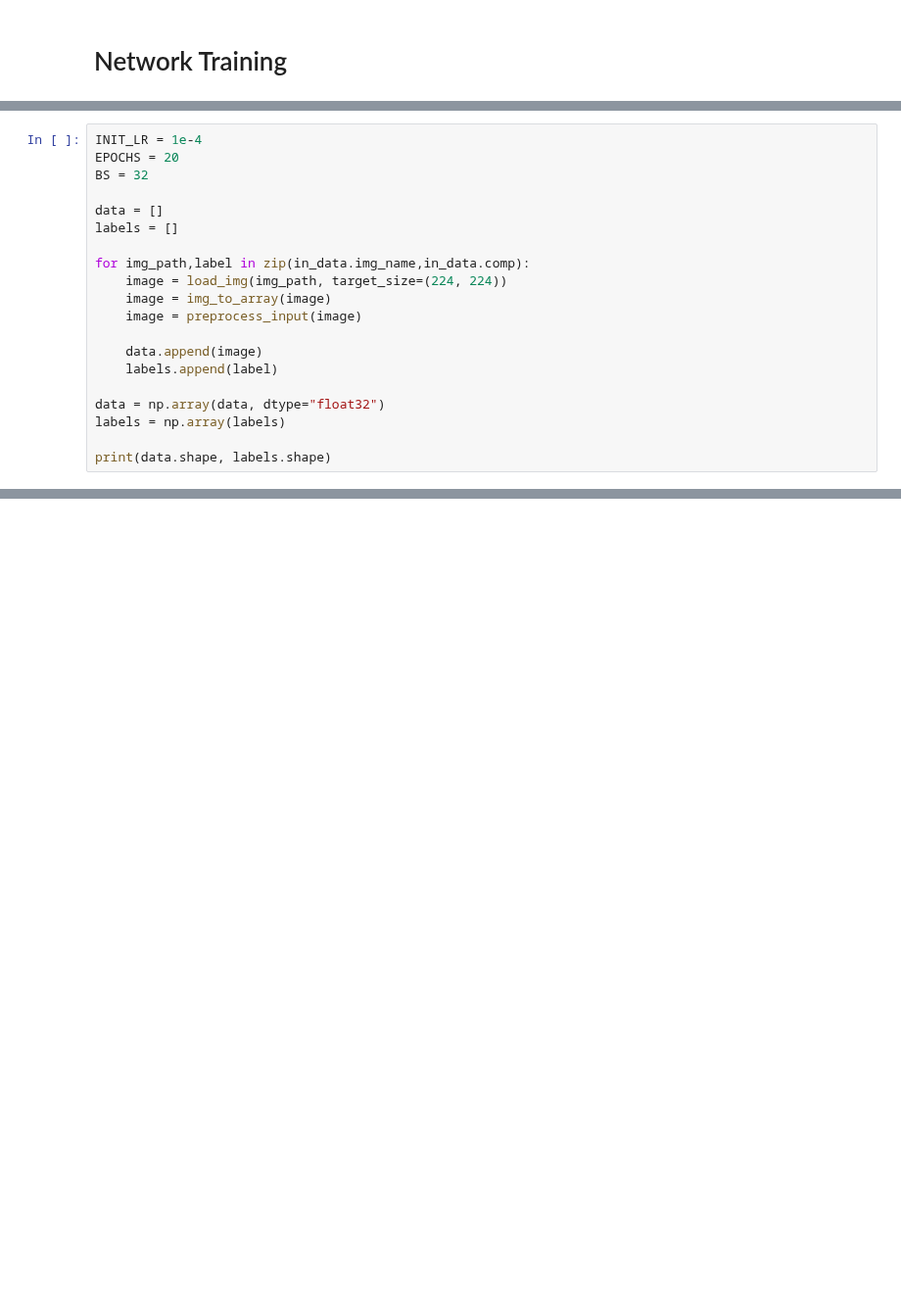
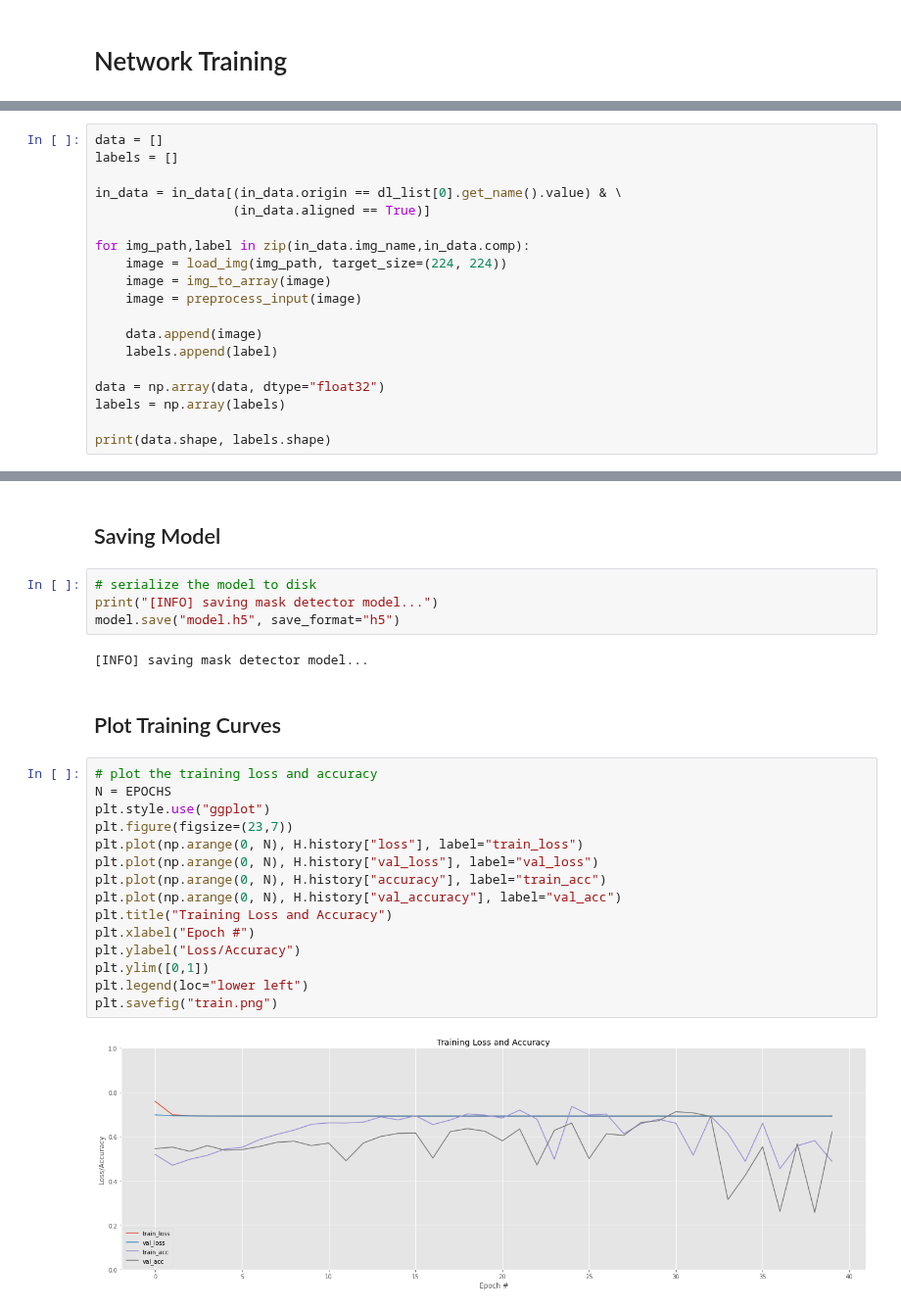
Before and after one commit to guilhermemg/icao_nets_training, a Jupyter notebook: notebooks/nets_training.ipynb, the cells around one changed output, grey strips where cells are left out. Shown at 98% size. Drawn from its saved outputs; the diff is of its cells as text; blank space fills up the shorter version.

Commit message:
first training based on MobileNetV2

```diff
--- a/notebooks/nets_training.ipynb
+++ b/notebooks/nets_training.ipynb
@@ -118,10 +120,9 @@ in_data.shape
 # %%
-INIT_LR = 1e-4
-EPOCHS = 20
-BS = 32
-
 data = []
 labels = []
+
+in_data = in_data[(in_data.origin == dl_list[0].get_name().value) & \
+                  (in_data.aligned == True)]
 
 for img_path,label in zip(in_data.img_name,in_data.comp):
 	image = load_img(img_path, target_size=(224, 224))
@@ -216,0 +238,27 @@ plt.savefig("train.png")
+# %% [markdown]
+## Saving Model
+# %%
+# serialize the model to disk
+print("[INFO] saving mask detector model...")
+model.save("model.h5", save_format="h5")
+# %% [output]
+[INFO] saving mask detector model...
+# %% [markdown]
+## Plot Training Curves
+# %%
+# plot the training loss and accuracy
+N = EPOCHS
+plt.style.use("ggplot")
+plt.figure(figsize=(23,7))
+plt.plot(np.arange(0, N), H.history["loss"], label="train_loss")
+plt.plot(np.arange(0, N), H.history["val_loss"], label="val_loss")
+plt.plot(np.arange(0, N), H.history["accuracy"], label="train_acc")
+plt.plot(np.arange(0, N), H.history["val_accuracy"], label="val_acc")
+plt.title("Training Loss and Accuracy")
+plt.xlabel("Epoch #")
+plt.ylabel("Loss/Accuracy")
+plt.ylim([0,1])
+plt.legend(loc="lower left")
+plt.savefig("train.png")
+# %% [output]
+[figure, added]
```
Also changed, not shown: parts of 6 cells of this notebook, 1 other file.
